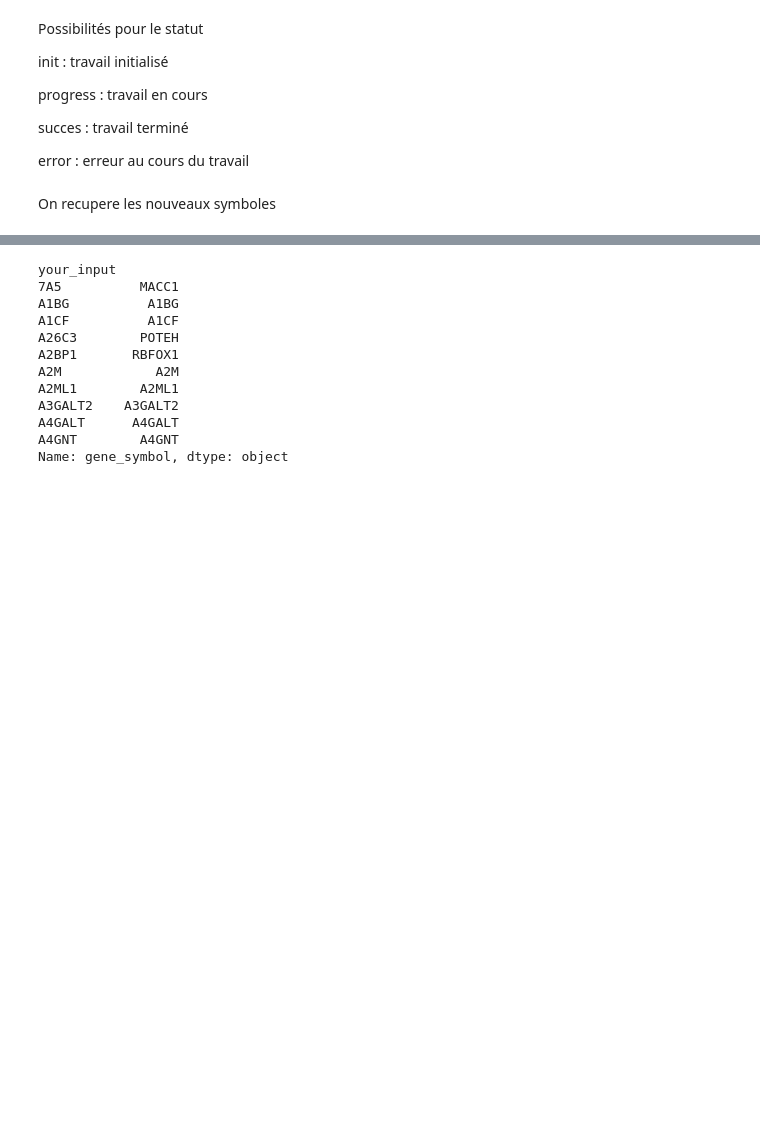
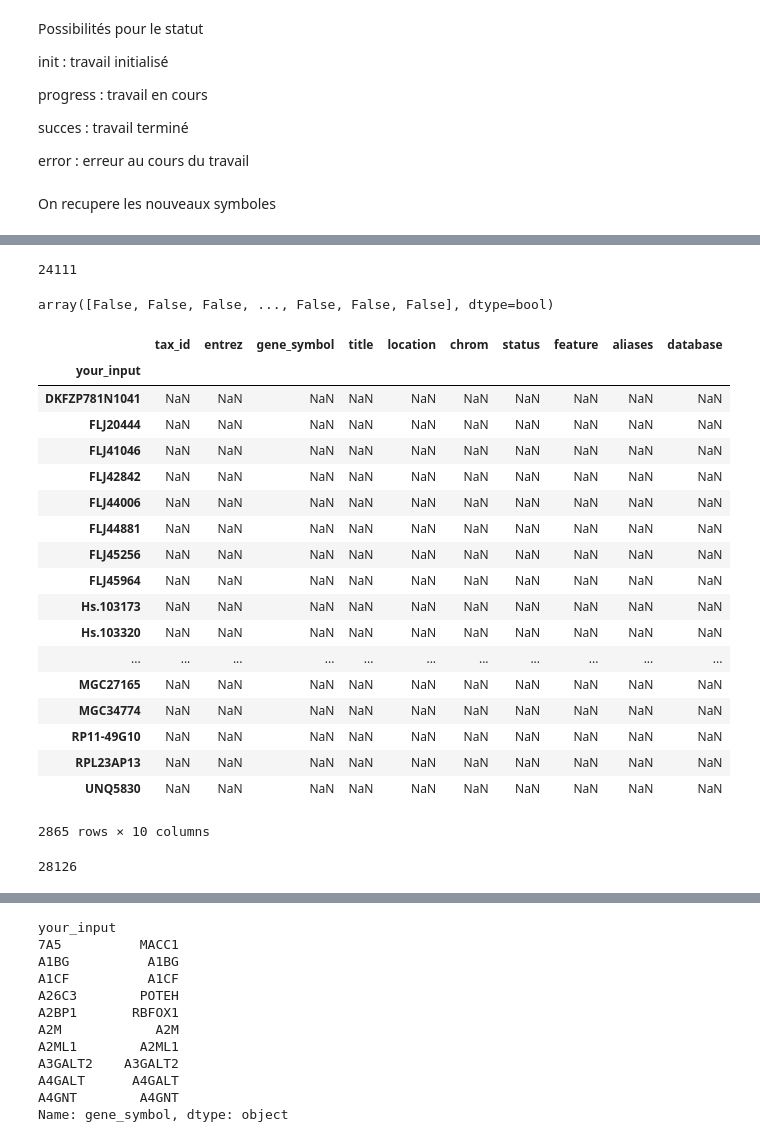
Before and after one commit to MerlinDumeur/PredVir, a Jupyter notebook: Rest API.ipynb, the cells around one changed output, grey strips where cells are left out. Drawn from its saved outputs; the diff is of its cells as text; code cells hidden in the pictures; blank space fills up the shorter version.

```diff
--- a/Rest API.ipynb
+++ b/Rest API.ipynb
@@ -89,3 +102,35 @@ f.write(r4.text)
 f.close()
 # %%
 df = pd.read_csv('temp_geneupdate.csv',sep=';',index_col=0)
+# %%
+S = df['gene_symbol']
+# %%
+len(S.unique())
+# %% [output]
+24111
+# %%
+S.isnull().values
+# %% [output]
+array([False, False, False, ..., False, False, False], dtype=bool)
+# %%
+df[S.isnull()]
+# %% [output]
+|  | tax_id | entrez | gene_symbol | title | location | chrom | status | feature | aliases | database |
+| your_input |  |  |  |  |  |  |  |  |  |  |
+| DKFZP781N1041 | NaN | NaN | NaN | NaN | NaN | NaN | NaN | NaN | NaN | NaN |
+| FLJ20444 | NaN | NaN | NaN | NaN | NaN | NaN | NaN | NaN | NaN | NaN |
+| FLJ41046 | NaN | NaN | NaN | NaN | NaN | NaN | NaN | NaN | NaN | NaN |
+| FLJ42842 | NaN | NaN | NaN | NaN | NaN | NaN | NaN | NaN | NaN | NaN |
+| FLJ44006 | NaN | NaN | NaN | NaN | NaN | NaN | NaN | NaN | NaN | NaN |
+| FLJ44881 | NaN | NaN | NaN | NaN | NaN | NaN | NaN | NaN | NaN | NaN |
+| FLJ45256 | NaN | NaN | NaN | NaN | NaN | NaN | NaN | NaN | NaN | NaN |
+| FLJ45964 | NaN | NaN | NaN | NaN | NaN | NaN | NaN | NaN | NaN | NaN |
+| Hs.103173 | NaN | NaN | NaN | NaN | NaN | NaN | NaN | NaN | NaN | NaN |
+| Hs.103320 | NaN | NaN | NaN | NaN | NaN | NaN | NaN | NaN | NaN | NaN |
+| ... | ... | ... | ... | ... | ... | ... | ... | ... | ... | ... |
+| MGC27165 | NaN | NaN | NaN | NaN | NaN | NaN | NaN | NaN | NaN | NaN |
+| MGC34774 | NaN | NaN | NaN | NaN | NaN | NaN | NaN | NaN | NaN | NaN |
+| RP11-49G10 | NaN | NaN | NaN | NaN | NaN | NaN | NaN | NaN | NaN | NaN |
+| RPL23AP13 | NaN | NaN | NaN | NaN | NaN | NaN | NaN | NaN | NaN | NaN |
+| UNQ5830 | NaN | NaN | NaN | NaN | NaN | NaN | NaN | NaN | NaN | NaN |
+2865 rows × 10 columns
@@ -91,0 +145,4 @@ df = pd.read_csv('temp_geneupdate.csv',sep=';',index_col=0)
+# %%
+len(S)
+# %% [output]
+28126
```
Also changed, not shown: parts of 17 cells of this notebook, 4 other files.
